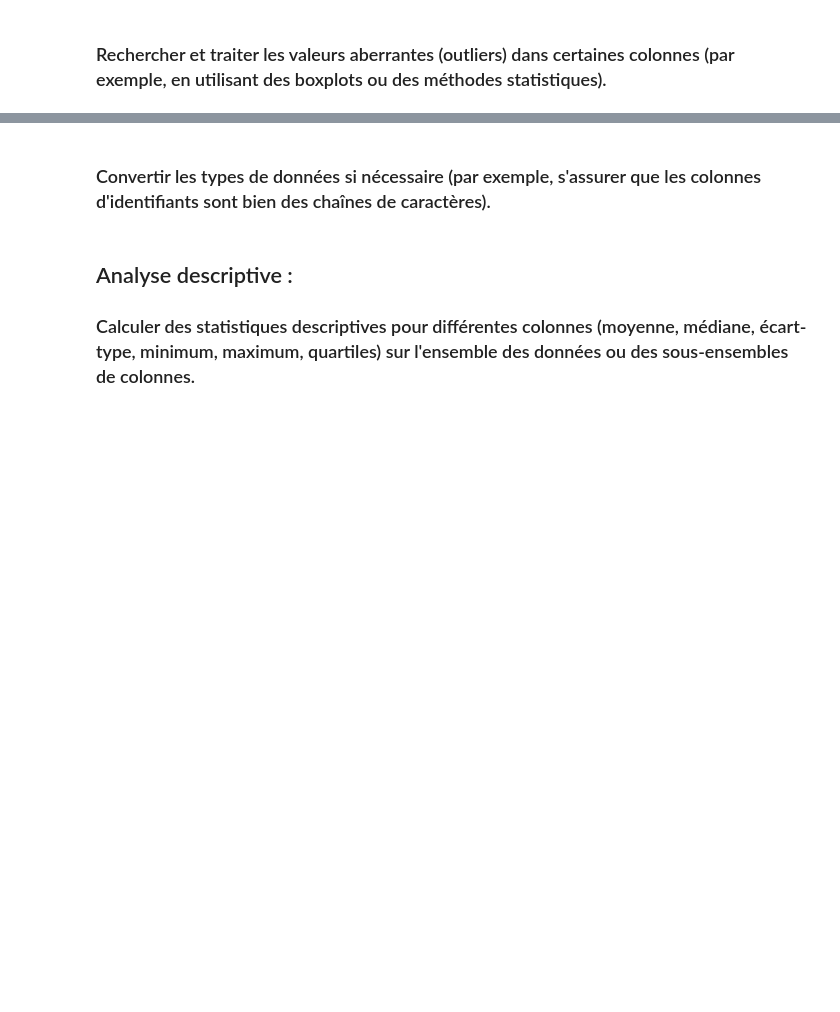
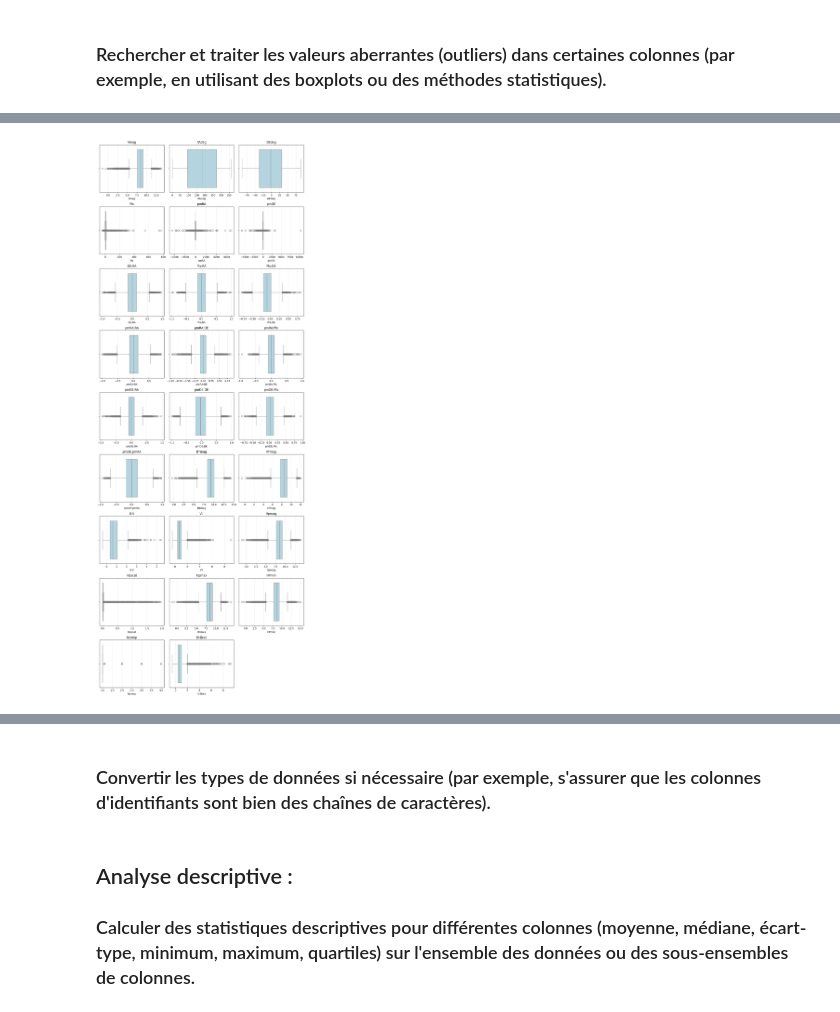
Before and after one commit to ThomasSanna/Data-Analysis-Hipparcos-Star-Astronomy-Catalog, a Jupyter notebook: main.ipynb, the cells around one changed output, grey strips where cells are left out. Saved outputs shown, nothing was run; the diff lists cells and outputs as text; code cells hidden in the pictures; blank space fills up the shorter version.

Commit message:
Rechercher et traiter les valeurs aberrantes

```diff
--- a/main.ipynb
+++ b/main.ipynb
@@ -90,7 +83,7 @@ Index(['Catalog', 'HIP', 'Proxy', 'RAhms', 'DEdms', 'Vmag', 'VarFlag',
 # %%
 print(data.shape)
 # Supprimer les colonnes non pertinentes
-columns_to_drop = ['Catalog', 'HIP', 'HD', 'BD', 'CoD', 'CPD', 'CCDM', 'Proxy', 'RAhms', 'DEdms', 'Notes', 'Survey', 'Chart', 'F1', 'F2', '---', 'AstroRef', 'Source']  # Ajoute d'autres colonnes à supprimer ici
+columns_to_drop = ['o_Hpmag', 'm_BTmag', 'm_Hpmag', 'm_HIP', 'e_RAdeg', 'e_DEdeg', 'e_Plx', 'e_pmRA', 'e_pmDE', 'e_BTmag', 'e_VTmag', 'e_B-V', 'e_V-I', 'e_Hpmag', 'Catalog', 'HIP', 'HD', 'BD', 'CoD', 'CPD', 'CCDM', 'Proxy', 'RAhms', 'DEdms', 'Notes', 'Survey', 'Chart', 'F1', 'F2', '---', 'AstroRef', 'Source', 'r_Vmag', 'r_B-V', 'r_V-I', 'r_SpType']  # Ajoute d'autres colonnes à supprimer ici
 data = data.drop(columns=columns_to_drop, errors='ignore') # errors='ignore' pour ne pas planter si une colonne n'existe pas
 data.head()
 print(data.shape)
@@ -160,5 +147,7 @@ Name: count, dtype: int64
 # Remplir les valeurs manquantes dans les colonnes numériques avec la moyenne de chaque colonne
 numeric_cols = data.select_dtypes(include=['number']).columns.tolist()
 data[numeric_cols] = data[numeric_cols].fillna(data[numeric_cols].mean())
+
+data.dropna(subset=['SpType'], inplace=True)
 data.isna().sum()
 # %% [output]
@@ -181,5 +170 @@ r_SpType     3034
 dtype: int64
-# %%
-# Supprimer les lignes avec des valeurs manquantes dans les colonnes non numériques
-data.dropna(inplace=True)
-data.isna().sum()
@@ -205,0 +218,18 @@ dtype: int64
+# %%
+cols_to_plot = [elt for elt in data.select_dtypes(include=['number']).columns]
+
+n = len(cols_to_plot)
+ncols = 3
+nrows = math.ceil(n / ncols)
+
+plt.figure(figsize=(4 * ncols, 3.5 * nrows))
+for i, col in enumerate(cols_to_plot, 1):
+    ax = plt.subplot(nrows, ncols, i)
+    sns.boxplot(x=data[col], whis=1.5, color='lightblue', orient='h')
+    ax.set_title(col)
+    ax.grid(axis='x', linestyle='--', alpha=0.4)
+
+plt.tight_layout()
+plt.show()
+# %% [output]
+[figure, added]
```
Also changed, not shown: parts of 11 cells of this notebook.
